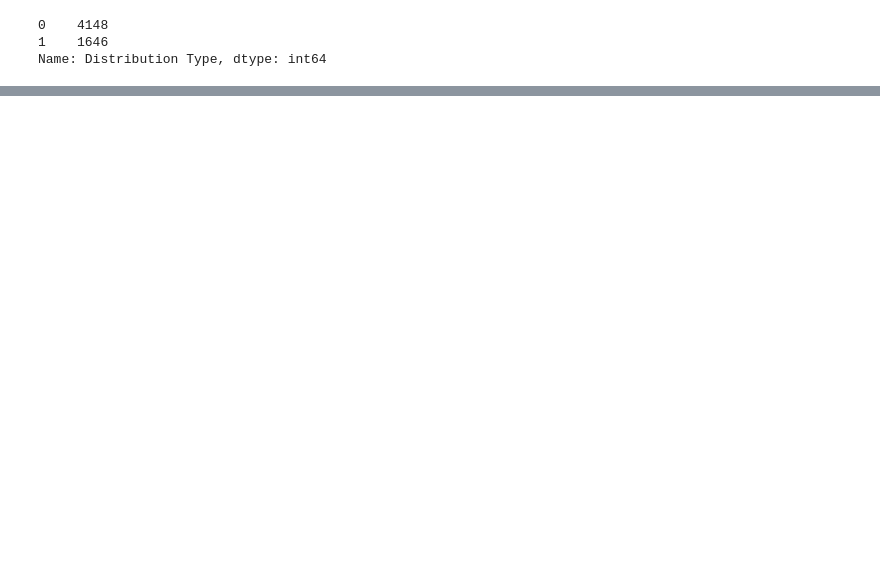
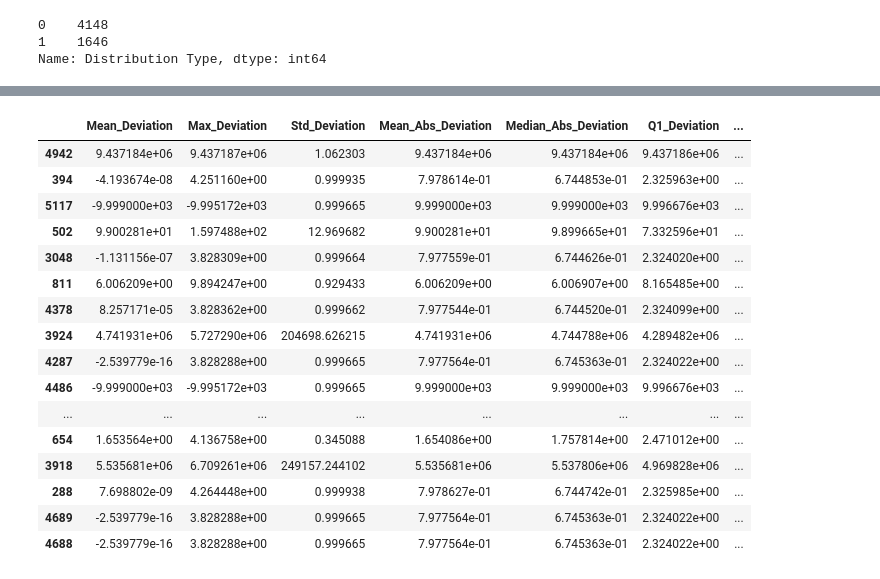
Before and after one commit to chan-cee/wafers, a Jupyter notebook: Luna/Values Modelling.ipynb, the cells around one changed output, grey strips where cells are left out. Cells and saved outputs as stored; diff of their text form; code cells hidden in the pictures; blank space fills up the shorter version.

```diff
--- a/Luna/Values Modelling.ipynb
+++ b/Luna/Values Modelling.ipynb
@@ -108,8 +137,13 @@ features_df
 # %%
 mask = features_df.isnull().any(axis=1)
-df_target = df_target[~mask] # drop corresponding test target with null features
-
-features_df.dropna(inplace=True) # drop test with null features
+df_target_dropped = df_target[~mask] # drop corresponding test target with null features
+features_df_dropped = features_df.dropna() # drop test with null features
+# %%
+features_df['AD_Stat'].fillna(0, inplace=True)
+features_df['Line_Fit_R_Squared'].fillna(0, inplace=True)
+
+features_df = features_df.dropna()
+df_target= df_target.drop(features_df[features_df.isna().any(axis=1)].index, errors='ignore')
 # %%
 from sklearn.model_selection import train_test_split
 
@@ -195,0 +232,30 @@ plt.show()
+# %%
+# for positive class (outlier/longtail)
+unrecalled_mask = (y_test == 1) & (y_pred_smote != 1)
+unrecalled_points = X_test[unrecalled_mask]
+
+recalled_mask = (y_test == 1) & (y_pred_smote == 1)
+recalled_points = X_test[recalled_mask]
+
+# # for negative class (other distributions)
+negative_points = features_df_dropped[df_target_dropped == 0]
+# %%
+unrecalled_points
+# %% [output]
+|  | Mean_Deviation | Max_Deviation | Std_Deviation | Mean_Abs_Deviation | Median_Abs_Deviation | Q1_Deviation | ... |
+| 4942 | 9.437184e+06 | 9.437187e+06 | 1.062303 | 9.437184e+06 | 9.437184e+06 | 9.437186e+06 | ... |
+| 394 | -4.193674e-08 | 4.251160e+00 | 0.999935 | 7.978614e-01 | 6.744853e-01 | 2.325963e+00 | ... |
+| 5117 | -9.999000e+03 | -9.995172e+03 | 0.999665 | 9.999000e+03 | 9.999000e+03 | 9.996676e+03 | ... |
+| 502 | 9.900281e+01 | 1.597488e+02 | 12.969682 | 9.900281e+01 | 9.899665e+01 | 7.332596e+01 | ... |
+| 3048 | -1.131156e-07 | 3.828309e+00 | 0.999664 | 7.977559e-01 | 6.744626e-01 | 2.324020e+00 | ... |
+| 811 | 6.006209e+00 | 9.894247e+00 | 0.929433 | 6.006209e+00 | 6.006907e+00 | 8.165485e+00 | ... |
+| 4378 | 8.257171e-05 | 3.828362e+00 | 0.999662 | 7.977544e-01 | 6.744520e-01 | 2.324099e+00 | ... |
+| 3924 | 4.741931e+06 | 5.727290e+06 | 204698.626215 | 4.741931e+06 | 4.744788e+06 | 4.289482e+06 | ... |
+| 4287 | -2.539779e-16 | 3.828288e+00 | 0.999665 | 7.977564e-01 | 6.745363e-01 | 2.324022e+00 | ... |
+| 4486 | -9.999000e+03 | -9.995172e+03 | 0.999665 | 9.999000e+03 | 9.999000e+03 | 9.996676e+03 | ... |
+| ... | ... | ... | ... | ... | ... | ... | ... |
+| 654 | 1.653564e+00 | 4.136758e+00 | 0.345088 | 1.654086e+00 | 1.757814e+00 | 2.471012e+00 | ... |
+| 3918 | 5.535681e+06 | 6.709261e+06 | 249157.244102 | 5.535681e+06 | 5.537806e+06 | 4.969828e+06 | ... |
+| 288 | 7.698802e-09 | 4.264448e+00 | 0.999938 | 7.978627e-01 | 6.744742e-01 | 2.325985e+00 | ... |
+| 4689 | -2.539779e-16 | 3.828288e+00 | 0.999665 | 7.977564e-01 | 6.745363e-01 | 2.324022e+00 | ... |
+| 4688 | -2.539779e-16 | 3.828288e+00 | 0.999665 | 7.977564e-01 | 6.745363e-01 | 2.324022e+00 | ... |
```
Also changed, not shown: parts of 9 cells of this notebook, 9 other files.
